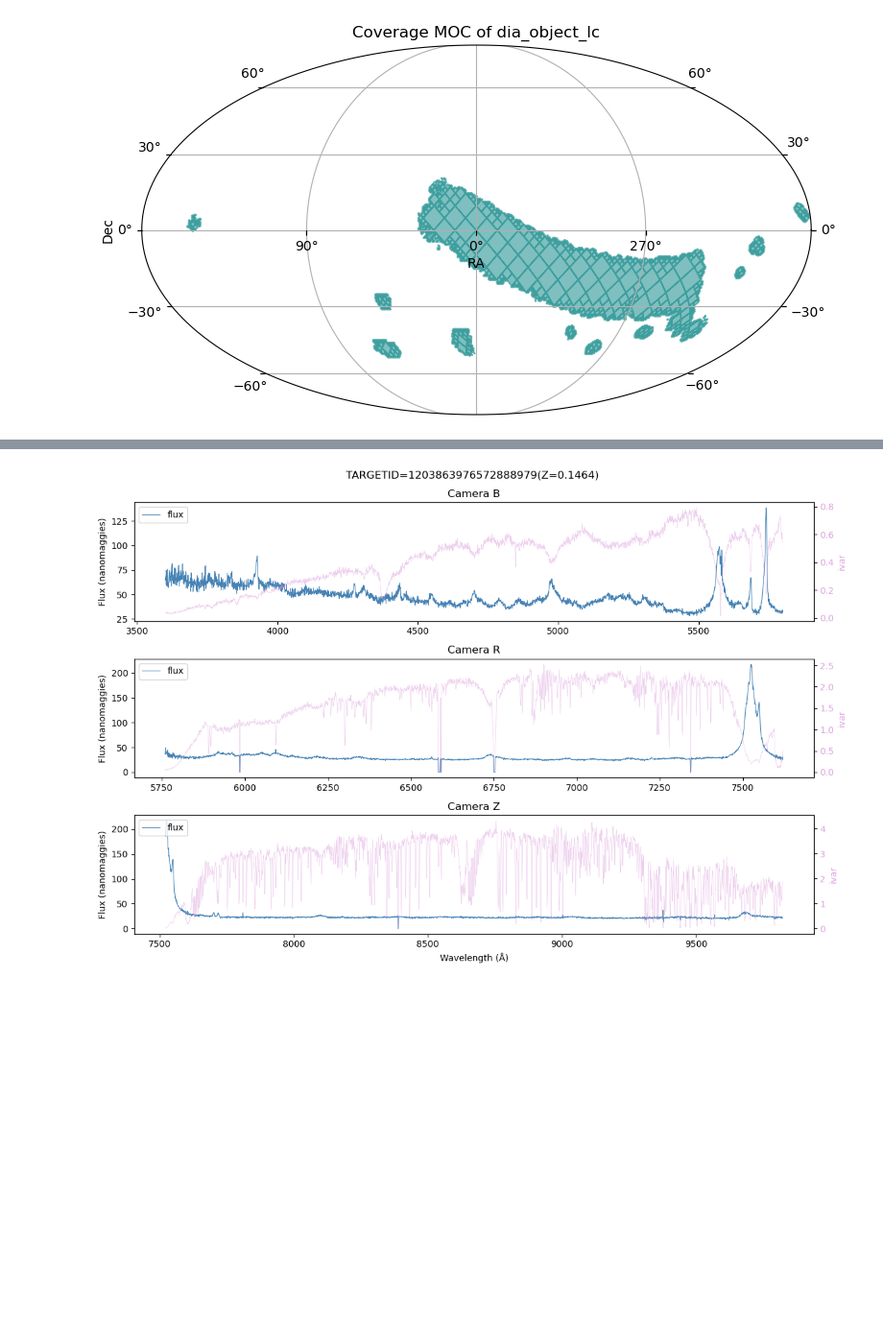
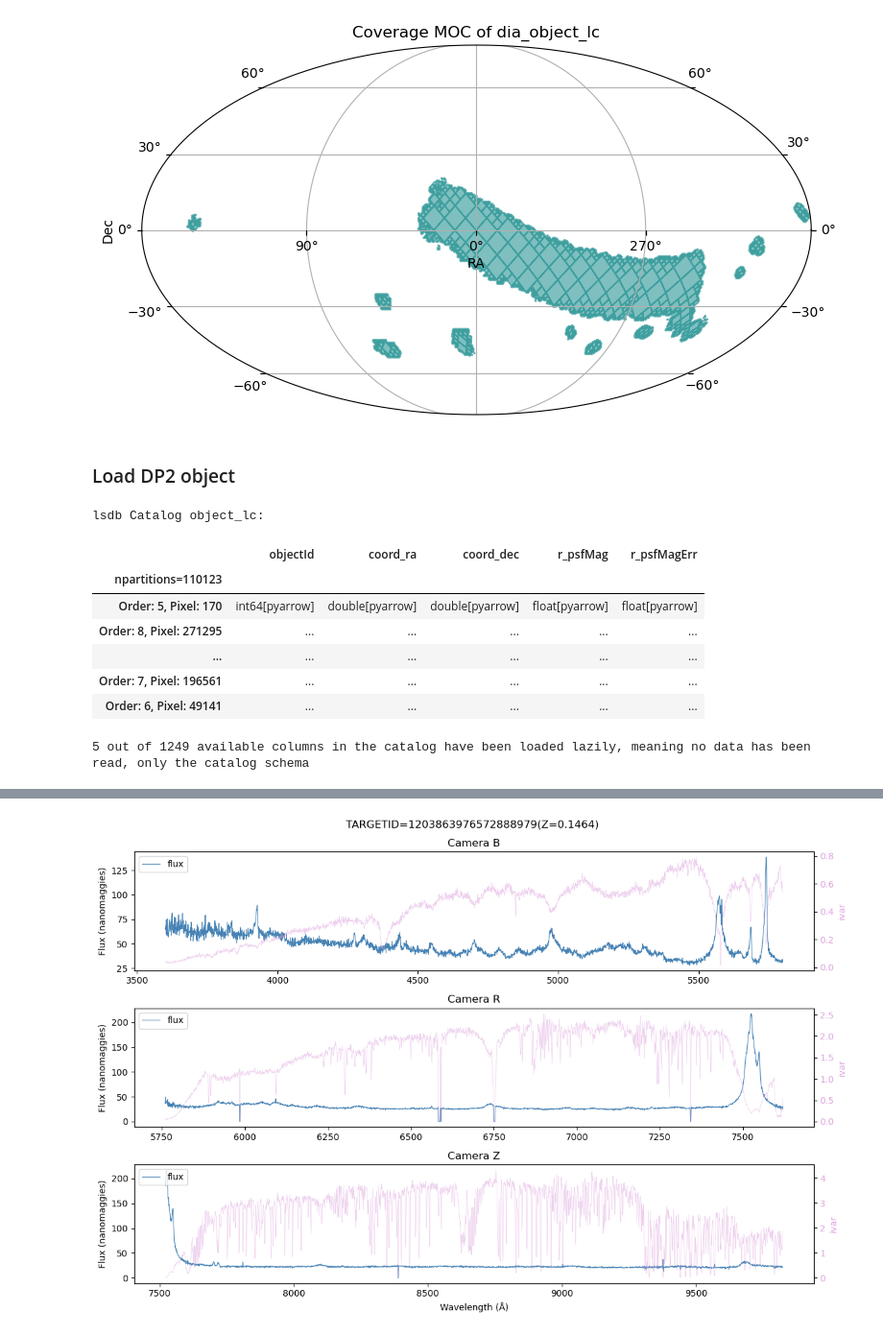
Before and after one commit to olivialynn/DESI-Crossmatch-Project, a Jupyter notebook: 05 - DESI x LSST DP2/5.0 - DESI x LSST DP2.ipynb, the cells around one changed output, grey strips where cells are left out. Shown at 96% size. Drawn from its saved outputs; the diff is of its cells as text; code cells hidden in the pictures; blank space fills up the shorter version.

```diff
--- a/05 - DESI x LSST DP2/5.0 - DESI x LSST DP2.ipynb
+++ b/05 - DESI x LSST DP2/5.0 - DESI x LSST DP2.ipynb
@@ -84,3 +114,21 @@ dp2_cat.plot_coverage()
 (<Figure size 900x500 with 1 Axes>,
  <WCSAxes: title={'center': 'Coverage MOC of dia_object_lc'}>)
 [figure]
+# %% [markdown]
+### Load DP2 object
+# %%
+dp2_object = lsdb.open_catalog(
+    "/sdf/data/rubin/shared/lsdb_commissioning/hats/v30_0_6/object_collection",
+    columns=["objectId", "coord_ra", "coord_dec", "r_psfMag", "r_psfMagErr"]
+    )
+dp2_object
+# %% [output]
+lsdb Catalog object_lc:
+|  | objectId | coord_ra | coord_dec | r_psfMag | r_psfMagErr |
+| npartitions=110123 |  |  |  |  |  |
+| Order: 5, Pixel: 170 | int64[pyarrow] | double[pyarrow] | double[pyarrow] | float[pyarrow] | float[pyarrow] |
+| Order: 8, Pixel: 271295 | ... | ... | ... | ... | ... |
+| ... | ... | ... | ... | ... | ... |
+| Order: 7, Pixel: 196561 | ... | ... | ... | ... | ... |
+| Order: 6, Pixel: 49141 | ... | ... | ... | ... | ... |
+5 out of 1249 available columns in the catalog have been loaded lazily, meaning no data has been read, only the catalog schema
```
Also changed, not shown: parts of 35 cells of this notebook, 2 other files.
